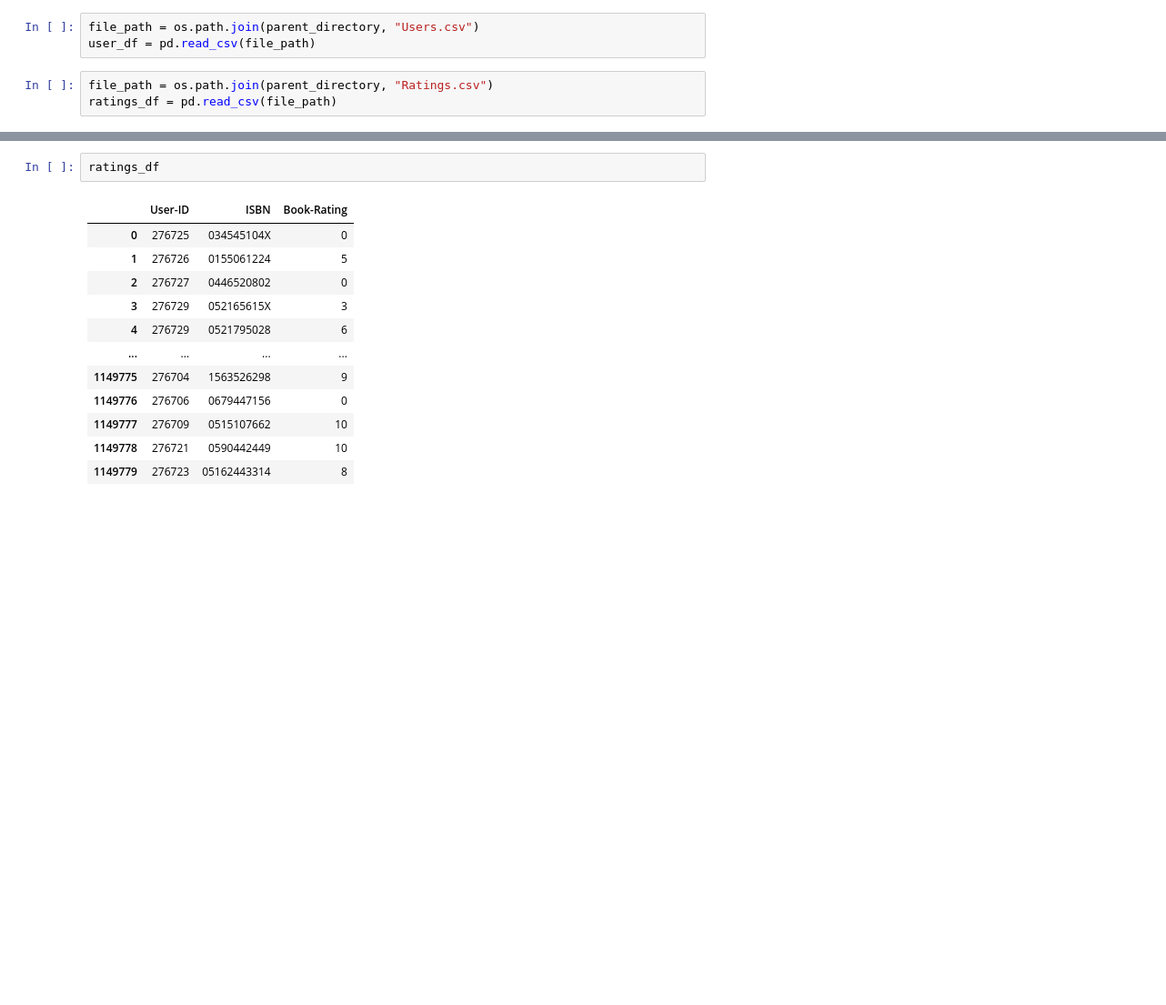
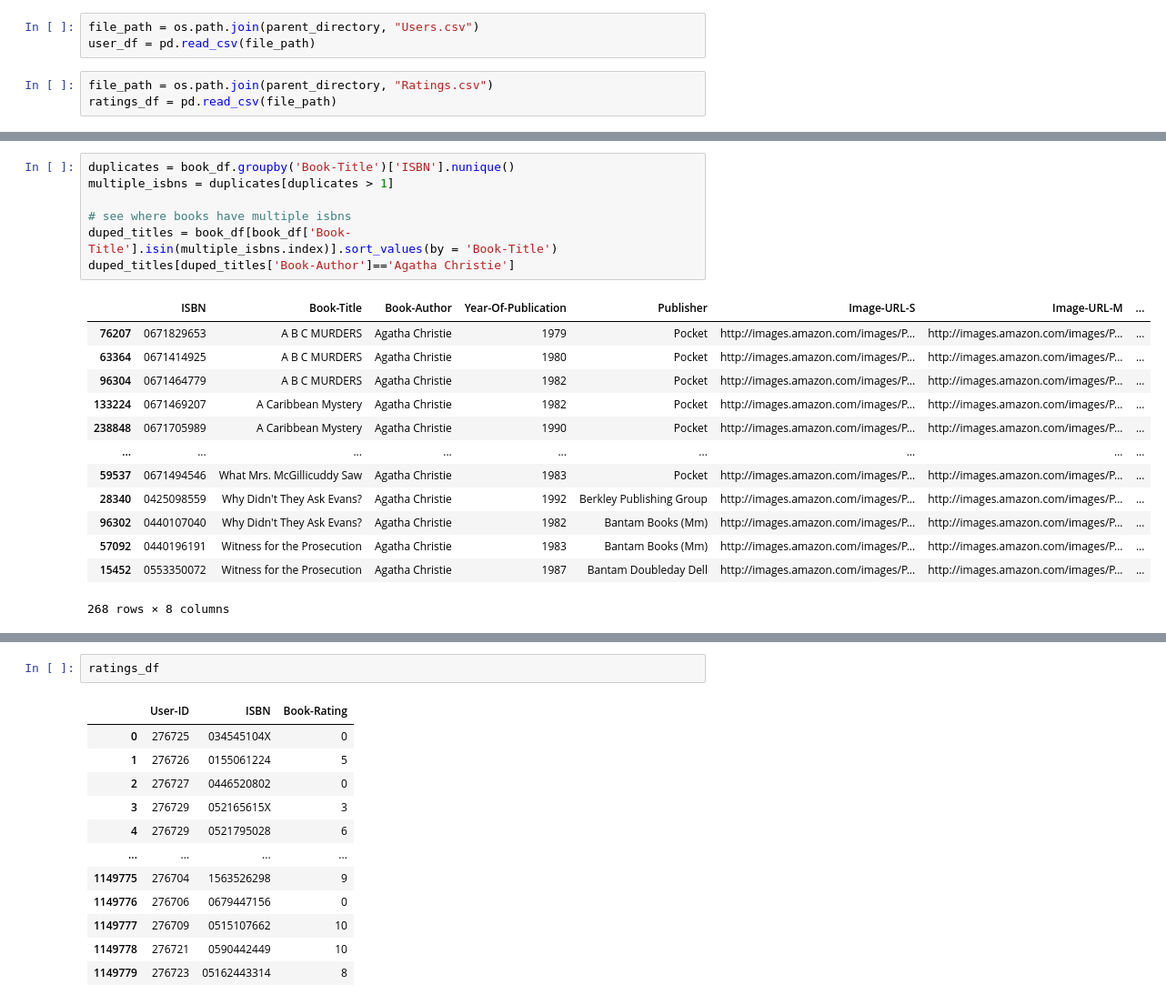
Before and after one commit to hyunji0618/BayesianBookRecommender, a Jupyter notebook: MB_BR_nb1.ipynb, the cells around one changed output, grey strips where cells are left out. Shown: that part at 91% size. Saved outputs shown, nothing was run; the diff lists cells and outputs as text; blank space fills up the shorter version.

```diff
--- a/MB_BR_nb1.ipynb
+++ b/MB_BR_nb1.ipynb
@@ -55,0 +88,21 @@ book_df
+# %%
+duplicates = book_df.groupby('Book-Title')['ISBN'].nunique()
+multiple_isbns = duplicates[duplicates > 1]
+
+# see where books have multiple isbns
+duped_titles = book_df[book_df['Book-Title'].isin(multiple_isbns.index)].sort_values(by = 'Book-Title')
+duped_titles[duped_titles['Book-Author']=='Agatha Christie']
+# %% [output]
+|  | ISBN | Book-Title | Book-Author | Year-Of-Publication | Publisher | Image-URL-S | Image-URL-M | ... |
+| 76207 | 0671829653 | A B C MURDERS | Agatha Christie | 1979 | Pocket | http://images.amazon.com/images/P... | http://images.amazon.com/images/P... | ... |
+| 63364 | 0671414925 | A B C MURDERS | Agatha Christie | 1980 | Pocket | http://images.amazon.com/images/P... | http://images.amazon.com/images/P... | ... |
+| 96304 | 0671464779 | A B C MURDERS | Agatha Christie | 1982 | Pocket | http://images.amazon.com/images/P... | http://images.amazon.com/images/P... | ... |
+| 133224 | 0671469207 | A Caribbean Mystery | Agatha Christie | 1982 | Pocket | http://images.amazon.com/images/P... | http://images.amazon.com/images/P... | ... |
+| 238848 | 0671705989 | A Caribbean Mystery | Agatha Christie | 1990 | Pocket | http://images.amazon.com/images/P... | http://images.amazon.com/images/P... | ... |
+| ... | ... | ... | ... | ... | ... | ... | ... | ... |
+| 59537 | 0671494546 | What Mrs. McGillicuddy Saw | Agatha Christie | 1983 | Pocket | http://images.amazon.com/images/P... | http://images.amazon.com/images/P... | ... |
+| 28340 | 0425098559 | Why Didn't They Ask Evans? | Agatha Christie | 1992 | Berkley Publishing Group | http://images.amazon.com/images/P... | http://images.amazon.com/images/P... | ... |
+| 96302 | 0440107040 | Why Didn't They Ask Evans? | Agatha Christie | 1982 | Bantam Books (Mm) | http://images.amazon.com/images/P... | http://images.amazon.com/images/P... | ... |
+| 57092 | 0440196191 | Witness for the Prosecution | Agatha Christie | 1983 | Bantam Books (Mm) | http://images.amazon.com/images/P... | http://images.amazon.com/images/P... | ... |
+| 15452 | 0553350072 | Witness for the Prosecution | Agatha Christie | 1987 | Bantam Doubleday Dell | http://images.amazon.com/images/P... | http://images.amazon.com/images/P... | ... |
+268 rows × 8 columns
```
Also changed, not shown: parts of 21 cells of this notebook.
